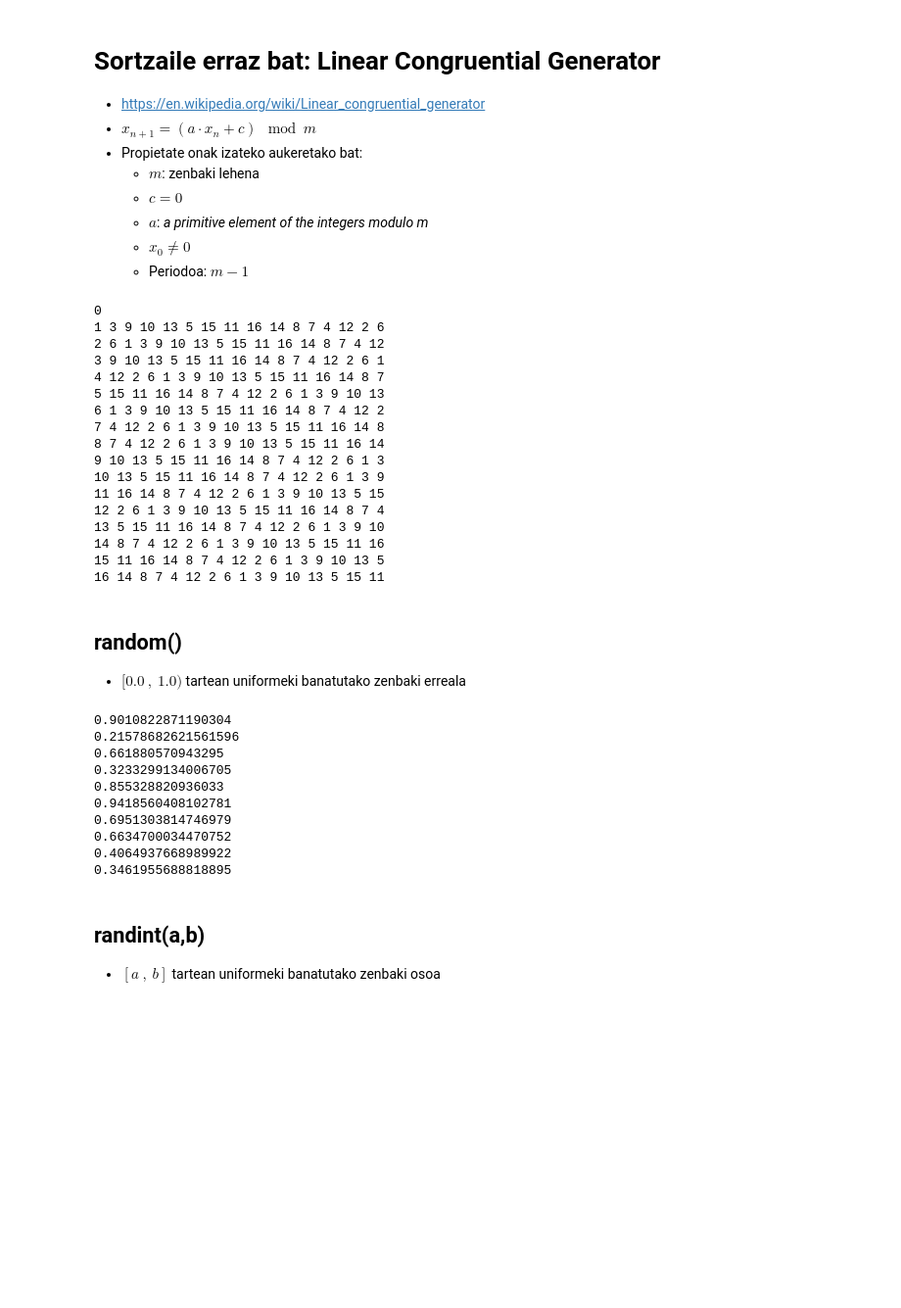
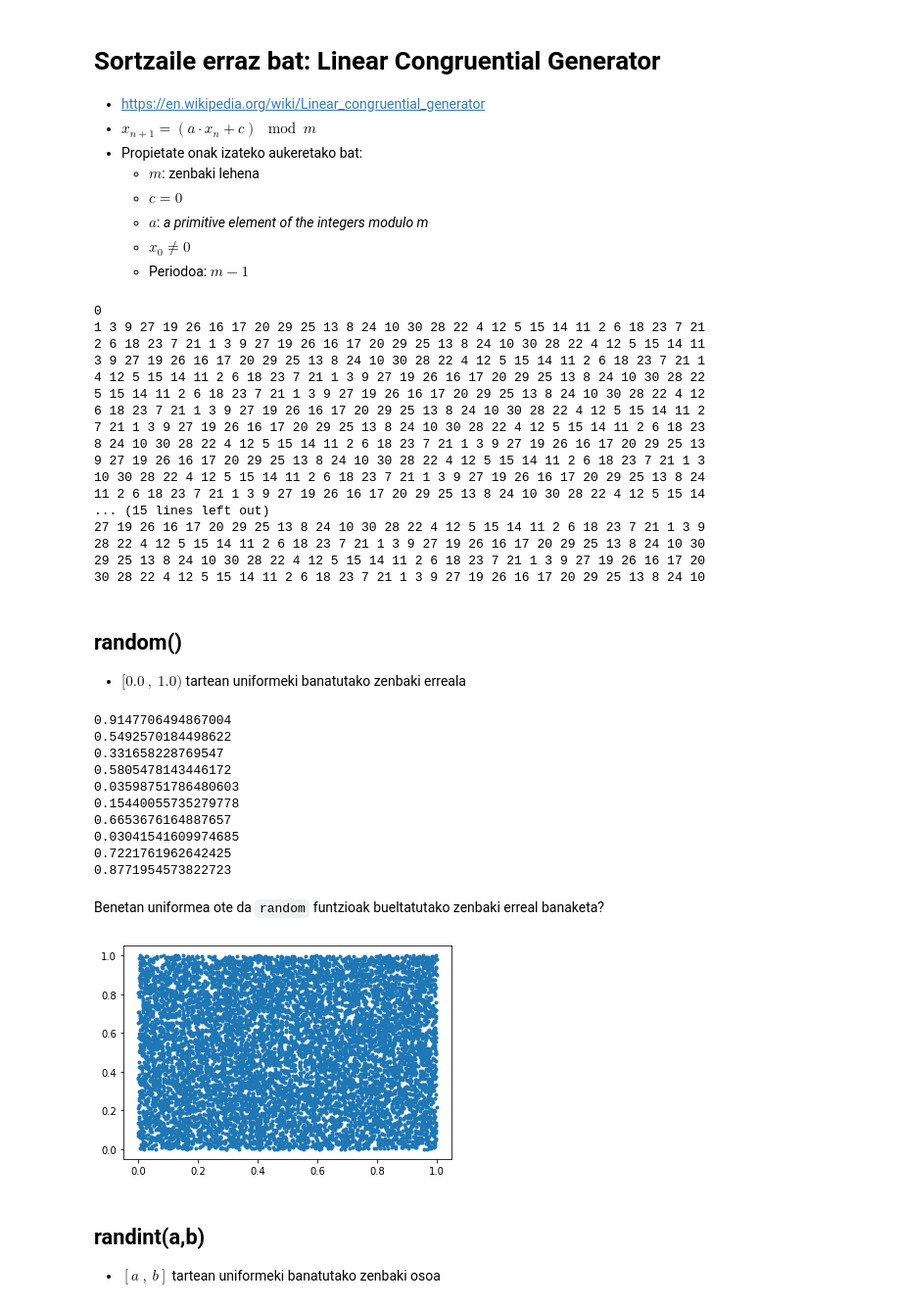
Before and after one commit to mpenagar/Programazioaren-Oinarriak, a Jupyter notebook: Gardenkiak/Random.ipynb, the cells around one changed output. Shown: that part at 98% size. Saved outputs shown, nothing was run; the diff lists cells and outputs as text; code cells hidden in the pictures; blank space fills up the shorter version.

```diff
--- a/Gardenkiak/Random.ipynb
+++ b/Gardenkiak/Random.ipynb
@@ -28,49 +28,65 @@ def LCG(m,a,c,x):
         x = (a * x + c) % m
     return z
 
-m = 17
+m = 31
 a = 3
 c = 0
 for i in range(m):
     print(*LCG(m,a,c,i))
 # %% [output]
 0
-1 3 9 10 13 5 15 11 16 14 8 7 4 12 2 6
-2 6 1 3 9 10 13 5 15 11 16 14 8 7 4 12
-3 9 10 13 5 15 11 16 14 8 7 4 12 2 6 1
-4 12 2 6 1 3 9 10 13 5 15 11 16 14 8 7
-5 15 11 16 14 8 7 4 12 2 6 1 3 9 10 13
-6 1 3 9 10 13 5 15 11 16 14 8 7 4 12 2
-7 4 12 2 6 1 3 9 10 13 5 15 11 16 14 8
-8 7 4 12 2 6 1 3 9 10 13 5 15 11 16 14
-9 10 13 5 15 11 16 14 8 7 4 12 2 6 1 3
-10 13 5 15 11 16 14 8 7 4 12 2 6 1 3 9
-11 16 14 8 7 4 12 2 6 1 3 9 10 13 5 15
-12 2 6 1 3 9 10 13 5 15 11 16 14 8 7 4
-13 5 15 11 16 14 8 7 4 12 2 6 1 3 9 10
-14 8 7 4 12 2 6 1 3 9 10 13 5 15 11 16
-15 11 16 14 8 7 4 12 2 6 1 3 9 10 13 5
-16 14 8 7 4 12 2 6 1 3 9 10 13 5 15 11
+1 3 9 27 19 26 16 17 20 29 25 13 8 24 10 30 28 22 4 12 5 15 14 11 2 6 18 23 7 21
+2 6 18 23 7 21 1 3 9 27 19 26 16 17 20 29 25 13 8 24 10 30 28 22 4 12 5 15 14 11
+3 9 27 19 26 16 17 20 29 25 13 8 24 10 30 28 22 4 12 5 15 14 11 2 6 18 23 7 21 1
+4 12 5 15 14 11 2 6 18 23 7 21 1 3 9 27 19 26 16 17 20 29 25 13 8 24 10 30 28 22
+5 15 14 11 2 6 18 23 7 21 1 3 9 27 19 26 16 17 20 29 25 13 8 24 10 30 28 22 4 12
+6 18 23 7 21 1 3 9 27 19 26 16 17 20 29 25 13 8 24 10 30 28 22 4 12 5 15 14 11 2
+7 21 1 3 9 27 19 26 16 17 20 29 25 13 8 24 10 30 28 22 4 12 5 15 14 11 2 6 18 23
+8 24 10 30 28 22 4 12 5 15 14 11 2 6 18 23 7 21 1 3 9 27 19 26 16 17 20 29 25 13
+9 27 19 26 16 17 20 29 25 13 8 24 10 30 28 22 4 12 5 15 14 11 2 6 18 23 7 21 1 3
+10 30 28 22 4 12 5 15 14 11 2 6 18 23 7 21 1 3 9 27 19 26 16 17 20 29 25 13 8 24
+11 2 6 18 23 7 21 1 3 9 27 19 26 16 17 20 29 25 13 8 24 10 30 28 22 4 12 5 15 14
+... (15 lines left out)
+27 19 26 16 17 20 29 25 13 8 24 10 30 28 22 4 12 5 15 14 11 2 6 18 23 7 21 1 3 9
+28 22 4 12 5 15 14 11 2 6 18 23 7 21 1 3 9 27 19 26 16 17 20 29 25 13 8 24 10 30
+29 25 13 8 24 10 30 28 22 4 12 5 15 14 11 2 6 18 23 7 21 1 3 9 27 19 26 16 17 20
+30 28 22 4 12 5 15 14 11 2 6 18 23 7 21 1 3 9 27 19 26 16 17 20 29 25 13 8 24 10
 # %% [markdown]
 ## random()
 
 * $[0.0\:,\:1.0)$ tartean uniformeki banatutako zenbaki erreala
 # %%
+#import random
+#random.random()
 from random import random
 
 for i in range(10):
     print(random())
 # %% [output]
-0.9010822871190304
-0.21578682621561596
-0.661880570943295
-0.3233299134006705
-0.855328820936033
-0.9418560408102781
-0.6951303814746979
-0.6634700034470752
-0.4064937668989922
-0.3461955688818895
+0.9147706494867004
+0.5492570184498622
+0.331658228769547
+0.5805478143446172
+0.03598751786480603
+0.15440055735279778
+0.6653676164887657
+0.03041541609974685
+0.7221761962642425
+0.8771954573822723
+# %% [markdown]
+Benetan uniformea ote da `random` funtzioak bueltatutako zenbaki erreal banaketa?
+# %%
+%matplotlib inline
+import matplotlib.pyplot as plt
+n = 10000
+# = []
+#or i in range(n):
+#   x.append(random())
+x = [random() for i in range(n)]
+y = [random() for i in range(n)]
+fig = plt.plot(x, y, '.')
+# %% [output]
+[figure, added]
 # %% [markdown]
 ## randint(a,b)
 
```
Also changed, not shown: parts of 7 cells of this notebook, 5 other files.
